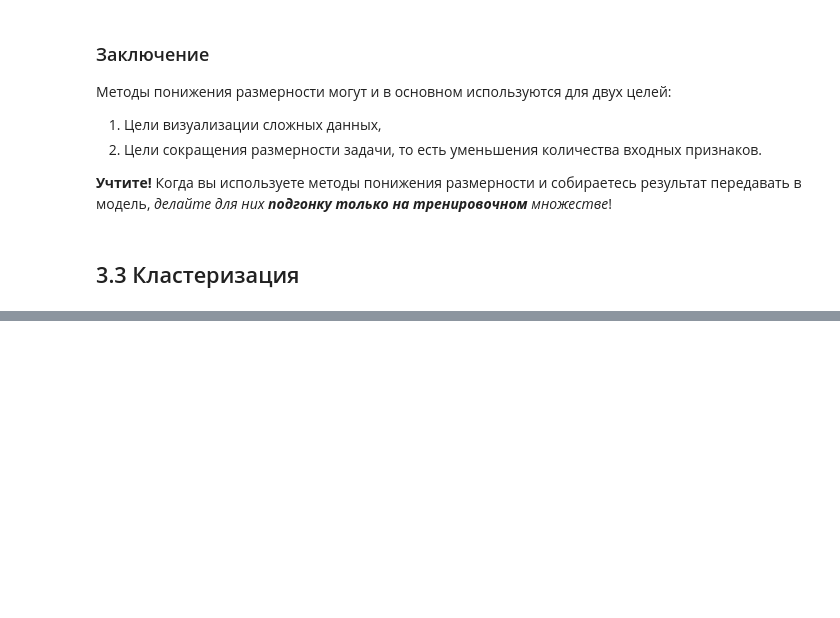
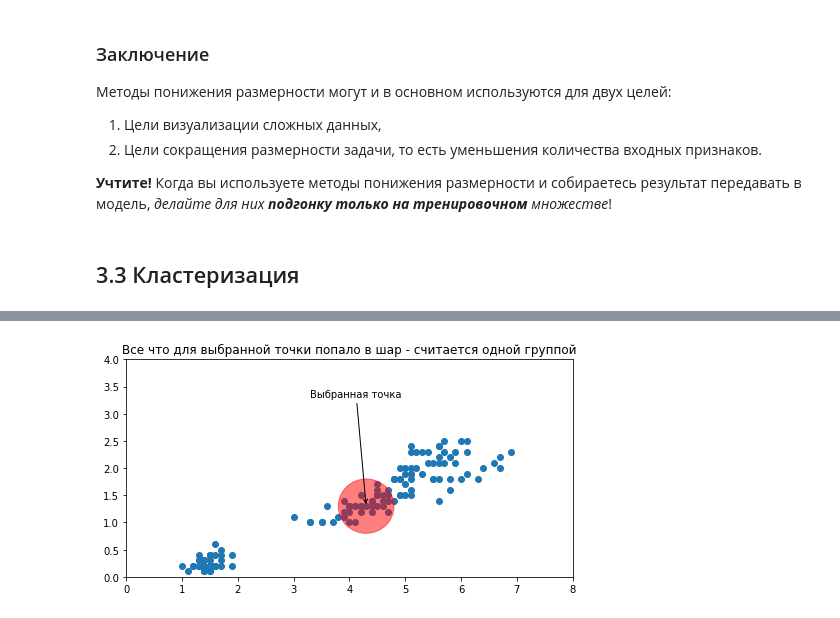
Before and after one commit to timeseries-ru/course, a Jupyter notebook: day_3.ipynb, the cells around one changed output, grey strips where cells are left out. Saved outputs shown, nothing was run; the diff lists cells and outputs as text; code cells hidden in the pictures; blank space fills up the shorter version.

```diff
--- a/day_3.ipynb
+++ b/day_3.ipynb
@@ -285,0 +446,18 @@ plt.scatter(transformed[:, 0], transformed[:, 1], c=colors);
+# %%
+plt.figure(figsize=(8, 4));
+
+plt.title("Все что для выбранной точки попало в шар - считается одной группой");
+plt.gcf().gca().add_artist(plt.Circle(X[len(X) // 2], 0.5, color='red', alpha=0.5));
+plt.scatter(X[:, 0], X[:, 1]);
+
+plt.annotate(
+    "Выбранная точка",
+    X[len(X) // 2],
+    (X[len(X) // 2, 0] - 1, X[len(X) // 2, 1] + 2),
+    arrowprops={"arrowstyle": '->'}
+)
+
+plt.xlim(0, 8);
+plt.ylim(0, 4);
+# %% [output]
+[figure, added]
```
Also changed, not shown: parts of 14 cells of this notebook.
